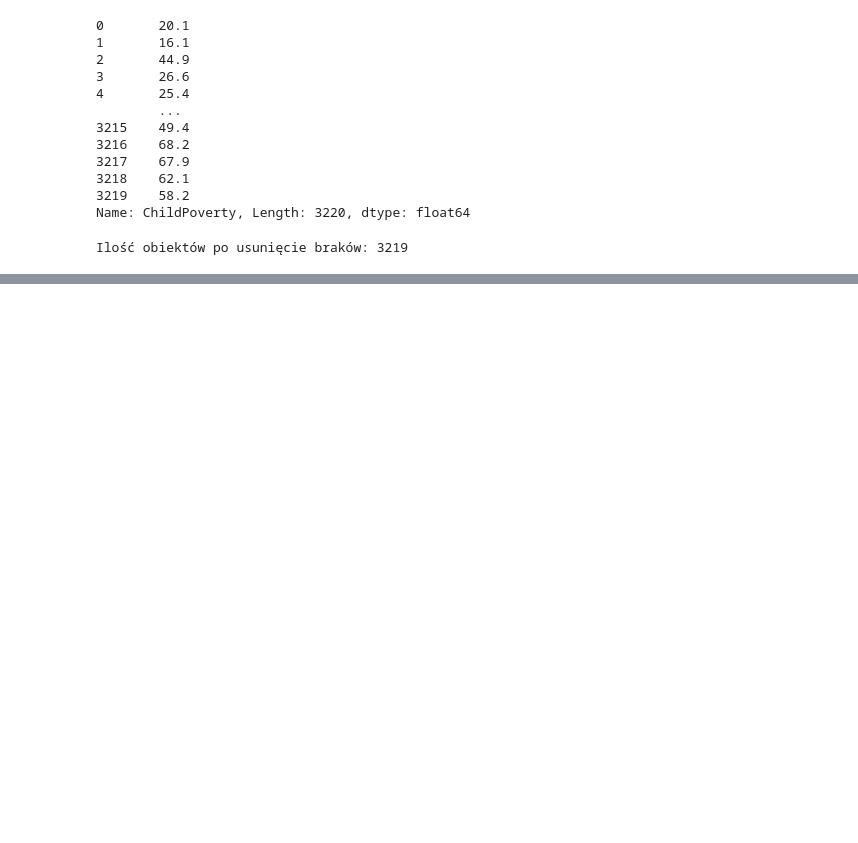
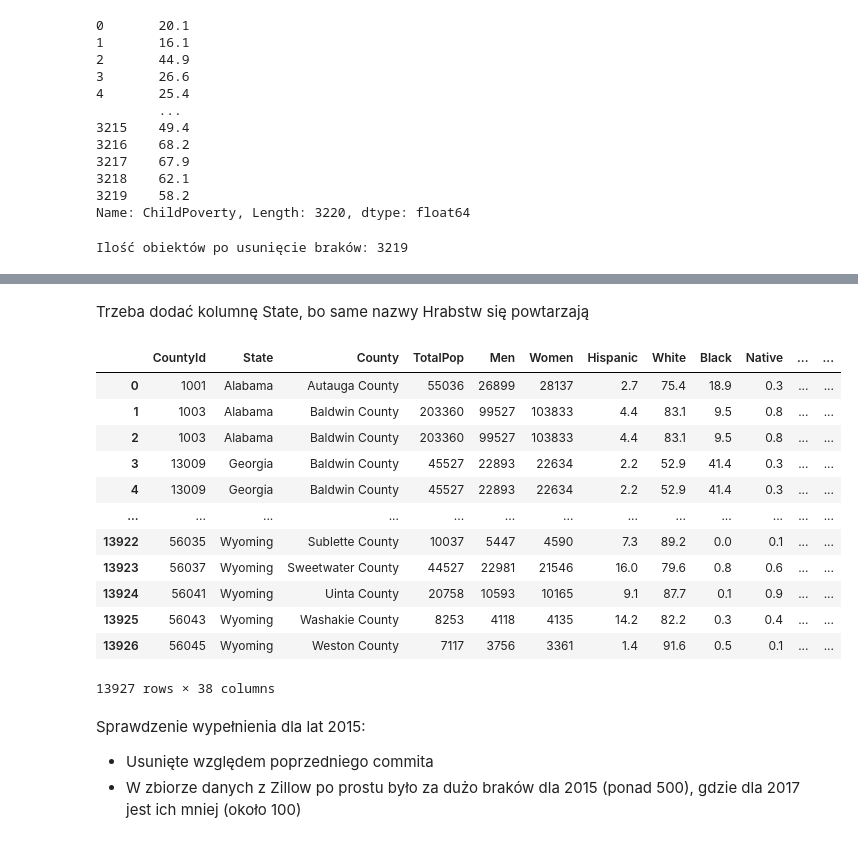
Before and after one commit to juskom/MED2024Z-PROJEKT, a Jupyter notebook: EDA.ipynb, the cells around one changed output, grey strips where cells are left out. Drawn from its saved outputs; the diff is of its cells as text; code cells hidden in the pictures; blank space fills up the shorter version.

```diff
--- a/EDA.ipynb
+++ b/EDA.ipynb
@@ -156,7 +133,0 @@ Sprawdzenie wypełnienia dla lat 2015:
-# %%
-# indeksy atrybutów, które chcemy wczytać
-col_idx = list(range(189, 201))
-col_idx.insert(0, 2)
-df_m = pd.read_csv("data/County_zhvi_uc_sfrcondo_tier_0.33_0.67_sm_sa_month.csv", usecols = col_idx)
-
-df_m.head()
@@ -209,0 +176,7 @@ Length: 553, dtype: int64
+# %%
+df_m_cleaned = df_m.dropna(subset=df_m.columns[1:], how='all')
+
+df_m_cleaned = df_m_cleaned.assign(Average_House_Price=df_m_cleaned.iloc[:, 1:].mean(axis=1))
+df_m_cleaned.drop(df_m_cleaned.columns[1:13], axis = 1, inplace = True)
+df_m_cleaned = df_m_cleaned.rename(columns={"RegionName": "County",})
+df_m_cleaned
@@ -209,0 +197,2 @@ Length: 553, dtype: int64
+# %% [markdown]
+Trzeba dodać kolumnę State, bo same nazwy Hrabstw się powtarzają
@@ -209,0 +253,21 @@ Length: 553, dtype: int64
+# %%
+dd=  df.merge(df_m_cleaned, on = "County")
+dd
+# %% [output]
+|  | CountyId | State | County | TotalPop | Men | Women | Hispanic | White | Black | Native | ... | ... |
+| 0 | 1001 | Alabama | Autauga County | 55036 | 26899 | 28137 | 2.7 | 75.4 | 18.9 | 0.3 | ... | ... |
+| 1 | 1003 | Alabama | Baldwin County | 203360 | 99527 | 103833 | 4.4 | 83.1 | 9.5 | 0.8 | ... | ... |
+| 2 | 1003 | Alabama | Baldwin County | 203360 | 99527 | 103833 | 4.4 | 83.1 | 9.5 | 0.8 | ... | ... |
+| 3 | 13009 | Georgia | Baldwin County | 45527 | 22893 | 22634 | 2.2 | 52.9 | 41.4 | 0.3 | ... | ... |
+| 4 | 13009 | Georgia | Baldwin County | 45527 | 22893 | 22634 | 2.2 | 52.9 | 41.4 | 0.3 | ... | ... |
+| ... | ... | ... | ... | ... | ... | ... | ... | ... | ... | ... | ... | ... |
+| 13922 | 56035 | Wyoming | Sublette County | 10037 | 5447 | 4590 | 7.3 | 89.2 | 0.0 | 0.1 | ... | ... |
+| 13923 | 56037 | Wyoming | Sweetwater County | 44527 | 22981 | 21546 | 16.0 | 79.6 | 0.8 | 0.6 | ... | ... |
+| 13924 | 56041 | Wyoming | Uinta County | 20758 | 10593 | 10165 | 9.1 | 87.7 | 0.1 | 0.9 | ... | ... |
+| 13925 | 56043 | Wyoming | Washakie County | 8253 | 4118 | 4135 | 14.2 | 82.2 | 0.3 | 0.4 | ... | ... |
+| 13926 | 56045 | Wyoming | Weston County | 7117 | 3756 | 3361 | 1.4 | 91.6 | 0.5 | 0.1 | ... | ... |
+13927 rows × 38 columns
+# %% [markdown]
+Sprawdzenie wypełnienia dla lat 2015:
+ - Usunięte względem poprzedniego commita
+ - W zbiorze danych z Zillow po prostu było za dużo braków dla 2015 (ponad 500), gdzie dla 2017 jest ich mniej (około 100)
```
Also changed, not shown: parts of 14 cells of this notebook.
